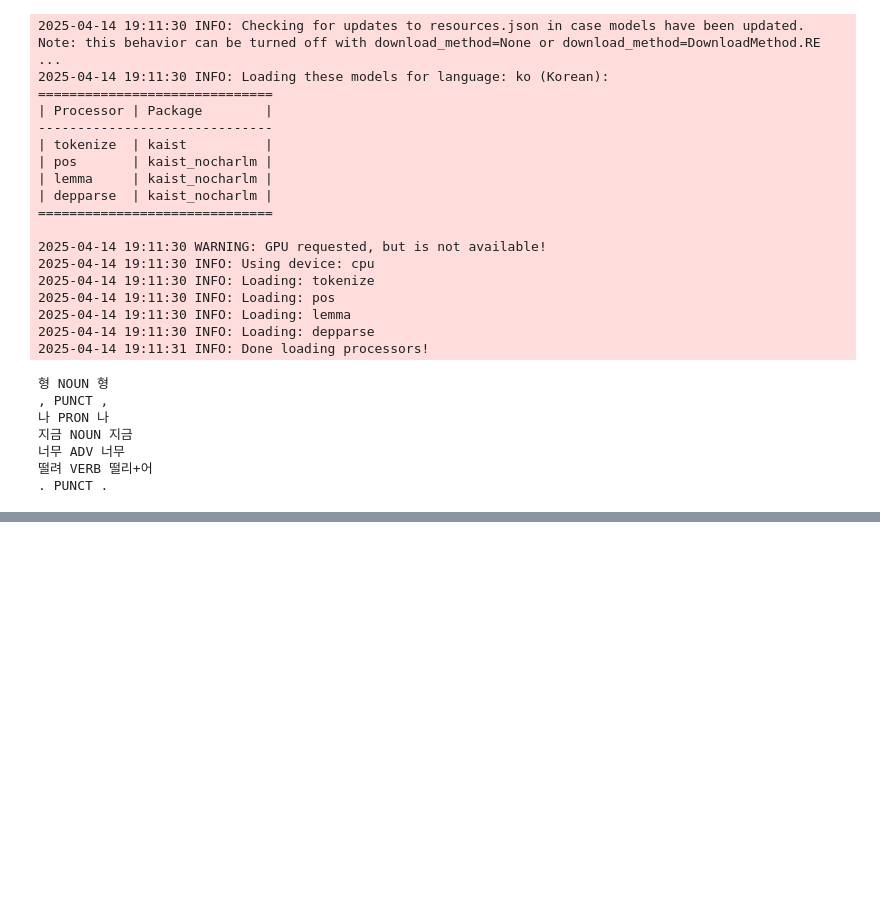
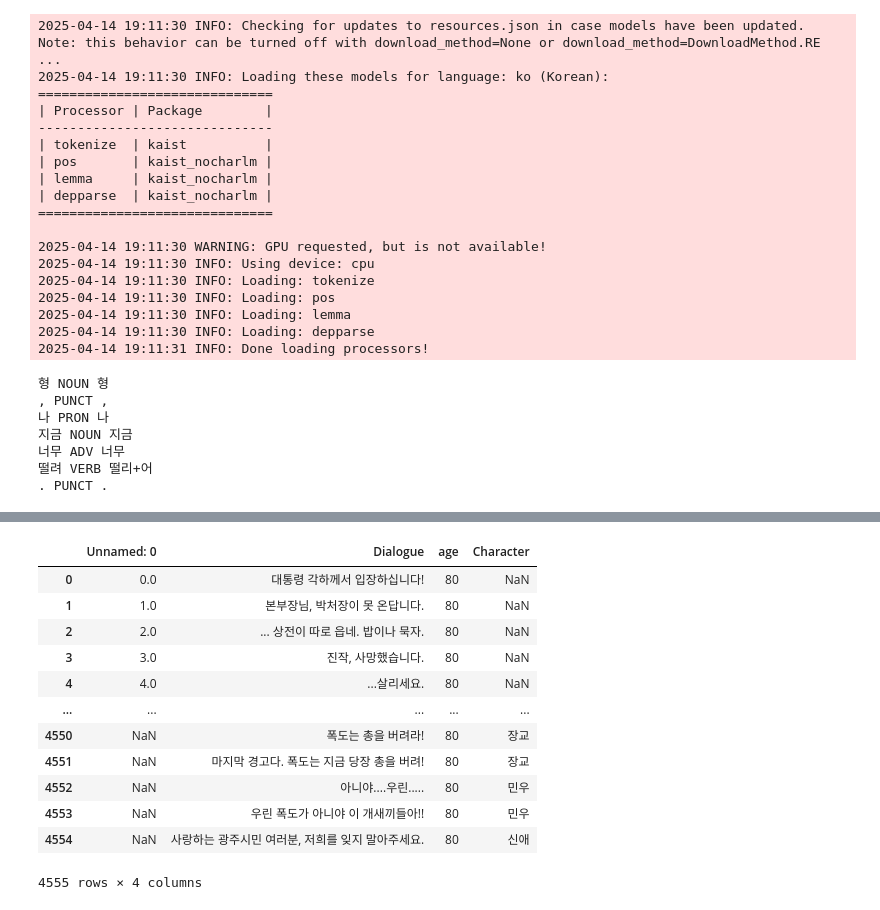
Before and after one commit to matdongsan5/ML, a Jupyter notebook: NLP/PROJECT_NLP/preprocessing.ipynb, the cells around one changed output, grey strips where cells are left out. Saved outputs shown, nothing was run; the diff lists cells and outputs as text; code cells hidden in the pictures; blank space fills up the shorter version.

```diff
--- a/NLP/PROJECT_NLP/preprocessing.ipynb
+++ b/NLP/PROJECT_NLP/preprocessing.ipynb
@@ -131,4 +141,20 @@ DF80['age'] = '80'
 DF90['age'] = '90'
 DF00['age'] = '00'
 DF10['age'] = '10'
+# %%
+DF80
+# %% [output]
+|  | Unnamed: 0 | Dialogue | age | Character |
+| 0 | 0.0 | 대통령 각하께서 입장하십니다! | 80 | NaN |
+| 1 | 1.0 | 본부장님, 박처장이 못 온답니다. | 80 | NaN |
+| 2 | 2.0 | ... 상전이 따로 읍네. 밥이나 묵자. | 80 | NaN |
+| 3 | 3.0 | 진작, 사망했습니다. | 80 | NaN |
+| 4 | 4.0 | ...살리세요. | 80 | NaN |
+| ... | ... | ... | ... | ... |
+| 4550 | NaN | 폭도는 총을 버려라! | 80 | 장교 |
+| 4551 | NaN | 마지막 경고다. 폭도는 지금 당장 총을 버려! | 80 | 장교 |
+| 4552 | NaN | 아니야....우린..... | 80 | 민우 |
+| 4553 | NaN | 우린 폭도가 아니야 이 개새끼들아!! | 80 | 민우 |
+| 4554 | NaN | 사랑하는 광주시민 여러분, 저희를 잊지 말아주세요. | 80 | 신애 |
+4555 rows × 4 columns
 # %%
```
Also changed, not shown: parts of 10 cells of this notebook, 50 other files.
